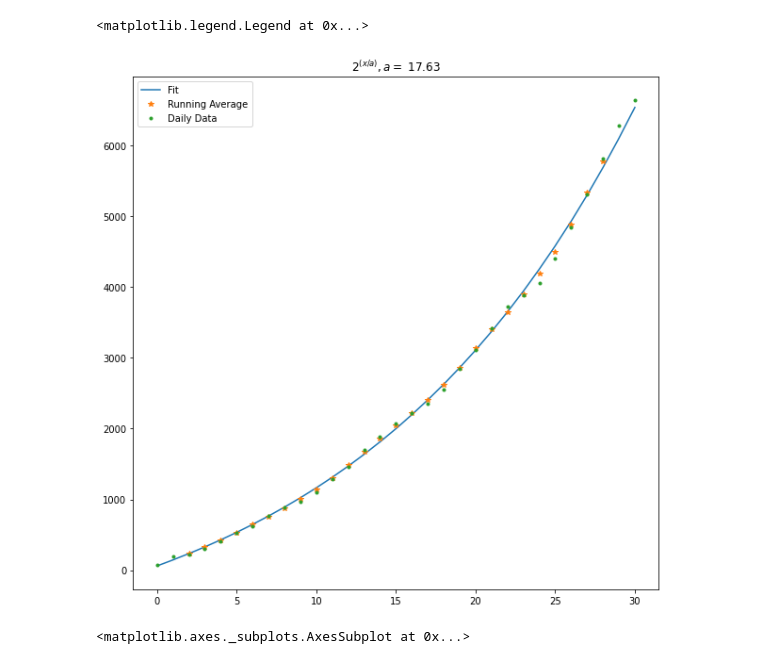
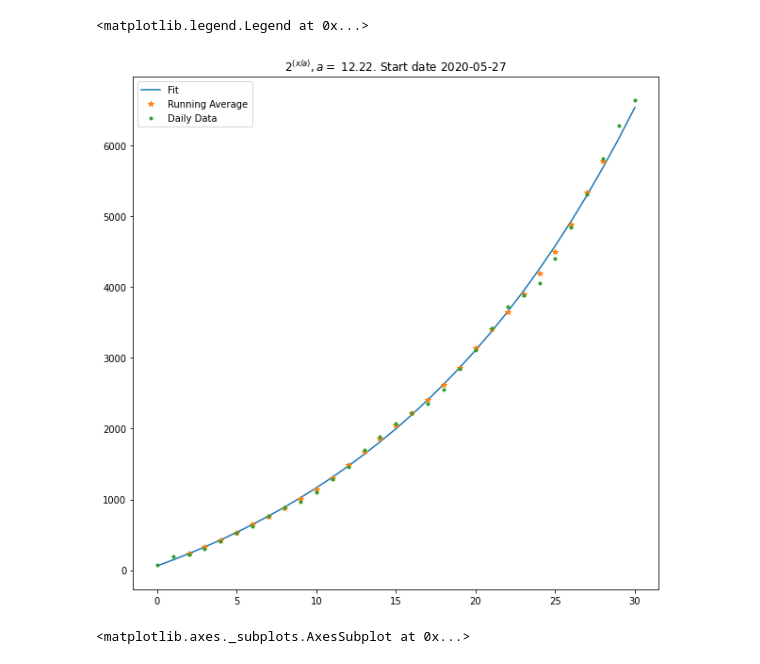
Before and after one commit to ronenabr/coronadata, a Jupyter notebook: Multiplication rate.ipynb, the cells around one changed output. Drawn from its saved outputs; the diff is of its cells as text; code cells hidden in the pictures.

```diff
--- a/Multiplication rate.ipynb
+++ b/Multiplication rate.ipynb
@@ -36,27 +36,27 @@ import pylab
 # %%
 df = pd.DataFrame.from_records(res[0]["data"])
 df["date"] = pd.to_datetime(df["date"])
 
 second_wave_start = pd.to_datetime('2020-05-27').date()
 
 df = df[df.date.dt.date > second_wave_start]
 df.index = df.index - df.index[0]
 
 
 df["accumulated"] = df.amount.cumsum()
 df["avg"] = df.accumulated.rolling(window=5, center=True).mean()
 
-params, _ = scipy.optimize.curve_fit(lambda x, a, b, c: a * np.exp(b*x) + c , df.avg.dropna().index, df.avg.dropna())
+params, _ = scipy.optimize.curve_fit(lambda x, a, b, c: a * (2 ** (b*x)) + c , df.avg.dropna().index, df.avg.dropna())
 
 pylab.figure(figsize=(10,10))
-pylab.plot(df.index, params[0] * np.exp(params[1] * df.index) + params[2], label="Fit")
+pylab.plot(df.index, params[0] * 2 ** (params[1] * df.index) + params[2], label="Fit")
 pylab.plot(df.avg.dropna(), "*", label="Running Average")
 pylab.plot(df.accumulated, ".", label="Daily Data")
-pylab.title("$2^{(x/a)}, a=$ %.2f" % (1/params[1]))
+pylab.title("$2^{(x/a)}, a=$ %.2f. Start date %s" % (1/params[1], str(second_wave_start)))
 pylab.legend()
 # %% [output]
 <matplotlib.legend.Legend at 0x...>
-[figure, old version]
+[figure, new version]
 # %%
 df.plot(x="date", y=["accumulated", "avg"], figsize=(10,10))
 # %% [output]
```
